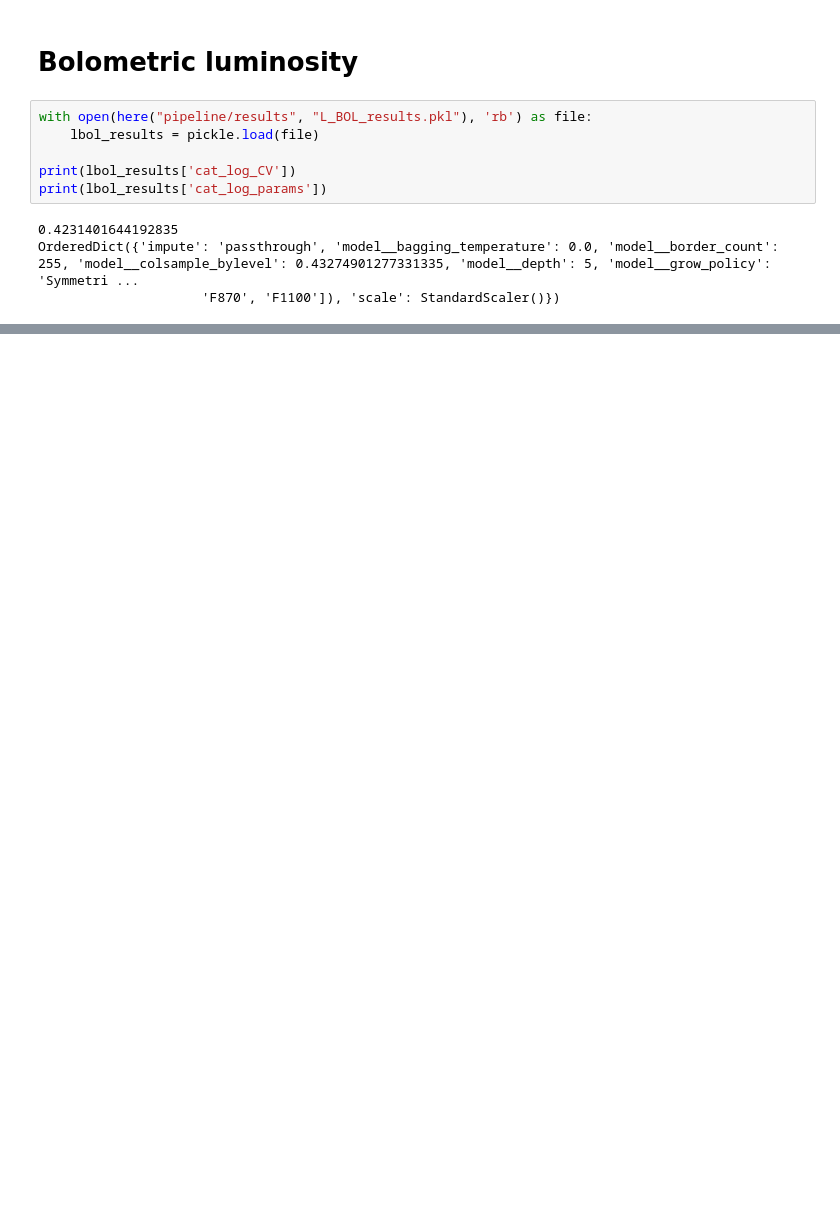
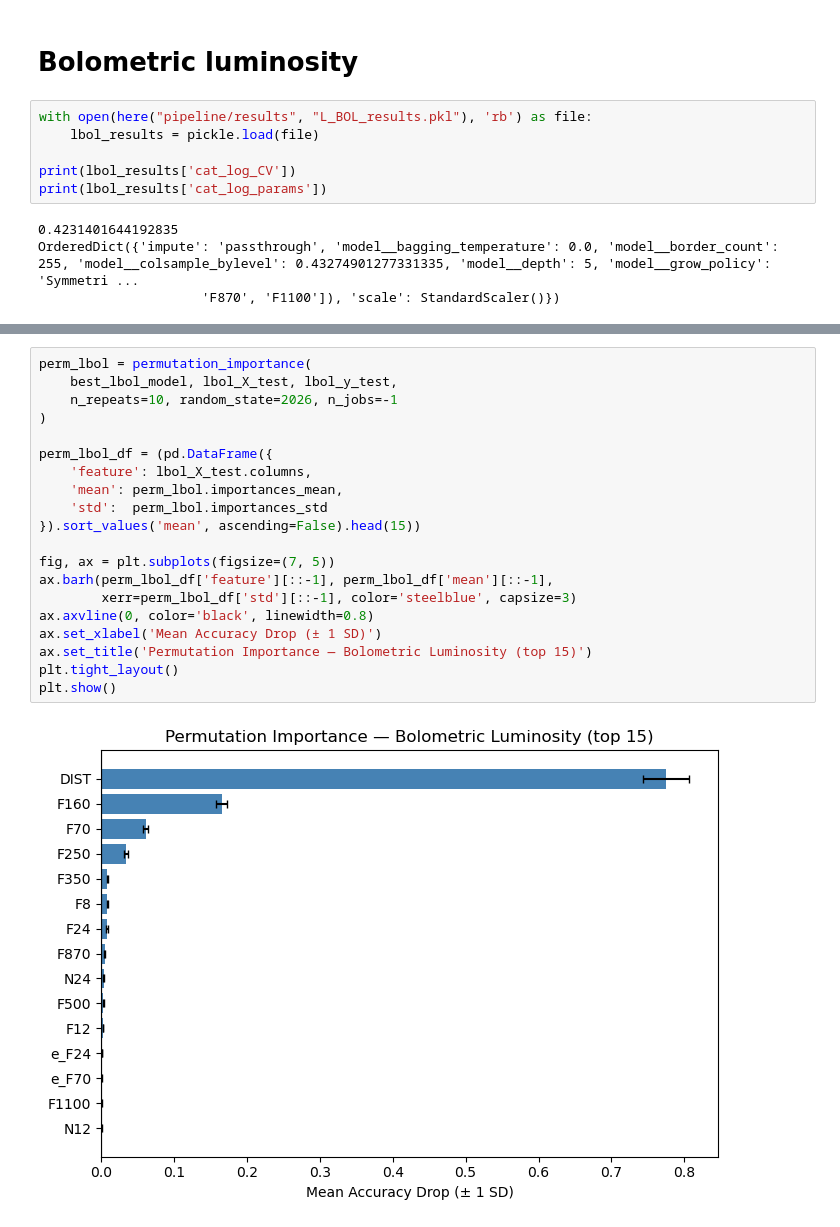
Before and after one commit to AlexEmert/Star-Formation-Research-Project-2026, a Jupyter notebook: pipeline/scripts/results_final_testing.ipynb, the cells around one changed output, grey strips where cells are left out. Cells and saved outputs as stored; diff of their text form; blank space fills up the shorter version.

```diff
--- a/pipeline/scripts/results_final_testing.ipynb
+++ b/pipeline/scripts/results_final_testing.ipynb
@@ -77,0 +130,22 @@ Final training set RMSE for Bolometric luminosity is 0.4171, and r squared is 0.
+# %%
+perm_lbol = permutation_importance(
+    best_lbol_model, lbol_X_test, lbol_y_test,
+    n_repeats=10, random_state=2026, n_jobs=-1
+)
+
+perm_lbol_df = (pd.DataFrame({
+    'feature': lbol_X_test.columns,
+    'mean': perm_lbol.importances_mean,
+    'std':  perm_lbol.importances_std
+}).sort_values('mean', ascending=False).head(15))
+
+fig, ax = plt.subplots(figsize=(7, 5))
+ax.barh(perm_lbol_df['feature'][::-1], perm_lbol_df['mean'][::-1],
+        xerr=perm_lbol_df['std'][::-1], color='steelblue', capsize=3)
+ax.axvline(0, color='black', linewidth=0.8)
+ax.set_xlabel('Mean Accuracy Drop (± 1 SD)')
+ax.set_title('Permutation Importance — Bolometric Luminosity (top 15)')
+plt.tight_layout()
+plt.show()
+# %% [output]
+[figure, added]
```
Also changed, not shown: parts of 49 cells of this notebook, 46 other files.
